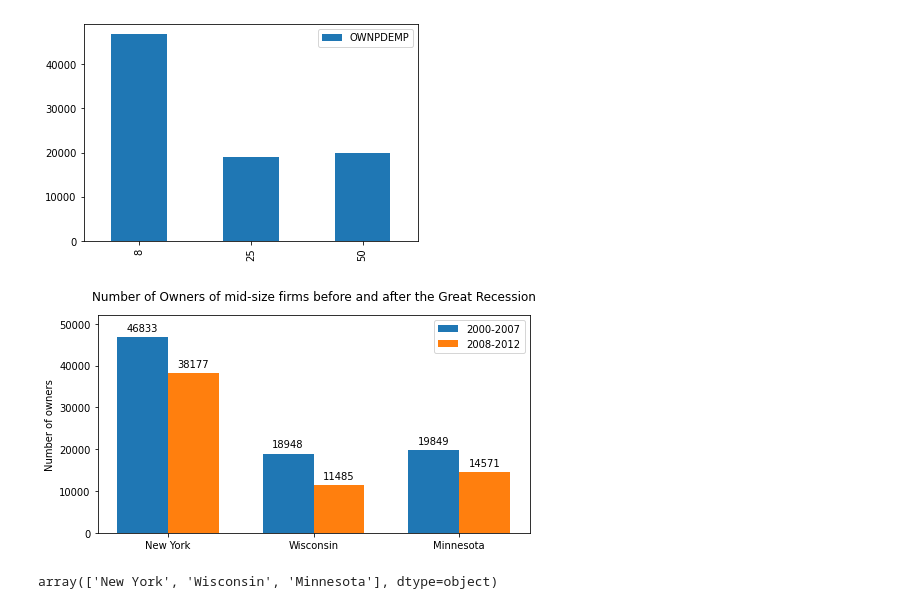
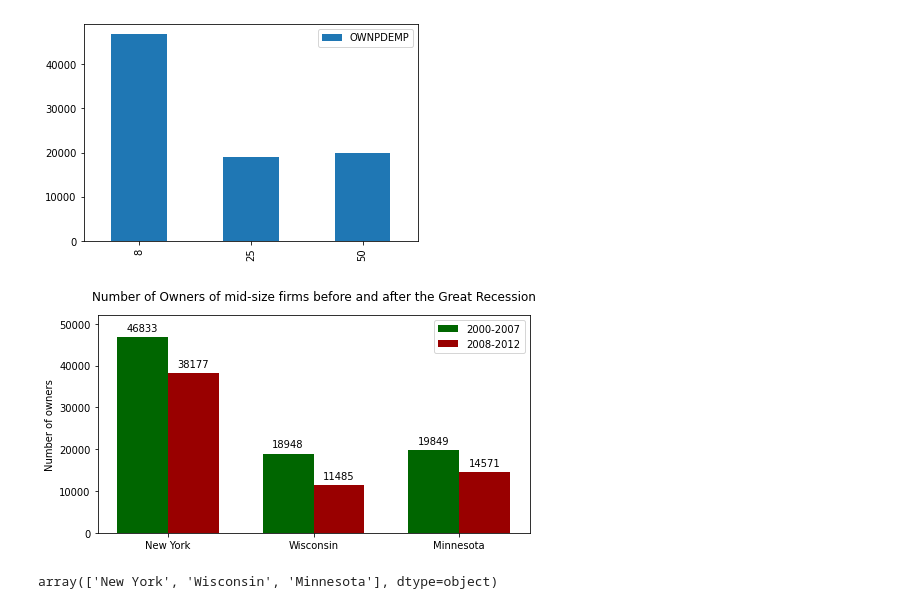
Before and after one commit to TKorby/Census-CompanySummary-Assessment, a Jupyter notebook: plot_Merge.ipynb, the cells around one changed output. Drawn from its saved outputs; the diff is of its cells as text; code cells hidden in the pictures.

Commit message:
changed color

```diff
--- a/plot_Merge.ipynb
+++ b/plot_Merge.ipynb
@@ -87,27 +87,27 @@ See the caveats in the documentation: https://pandas.pydata.org/pandas-docs/stab
 # %%
 import matplotlib.pyplot as plt
 %matplotlib inline
 
 x = np.arange(3)  # the label locations
 width = 0.35  # the width of the bars
 fig,ax = plt.subplots()
-rects1 = ax.bar(x - width/2, filtered_state2['OWNPDEMP'], width, label='2000-2007')
-rects2 = ax.bar(x + width/2, filtered_state['OWNPDEMP'], width, label='2008-2012')
+rects1 = ax.bar(x - width/2, filtered_state2['OWNPDEMP'], width, label='2000-2007',color='#006600')
+rects2 = ax.bar(x + width/2, filtered_state['OWNPDEMP'], width, label='2008-2012',color='#990000')
 #set labels
 ax.set_ylabel('Number of owners')
 ax.set_title('Number of Owners of mid-size firms before and after the Great Recession',pad=15)
 #set legend location
 ax.legend(loc=0)
 #set y axis limit
 ax.set_ylim([0, 52000])
 ax.set_xticks(x,filtered_state['NAME'].values)
 ax.bar_label(rects1, padding=4)
 ax.bar_label(rects2, padding=4)
 #make graph wider
 fig.subplots_adjust(left=2,right=3)
 plt.show()
 # %% [output]
-[figure, old version]
+[figure, new version]
 # %%
 # %% [output]
 array(['New York', 'Wisconsin', 'Minnesota'], dtype=object)
```
